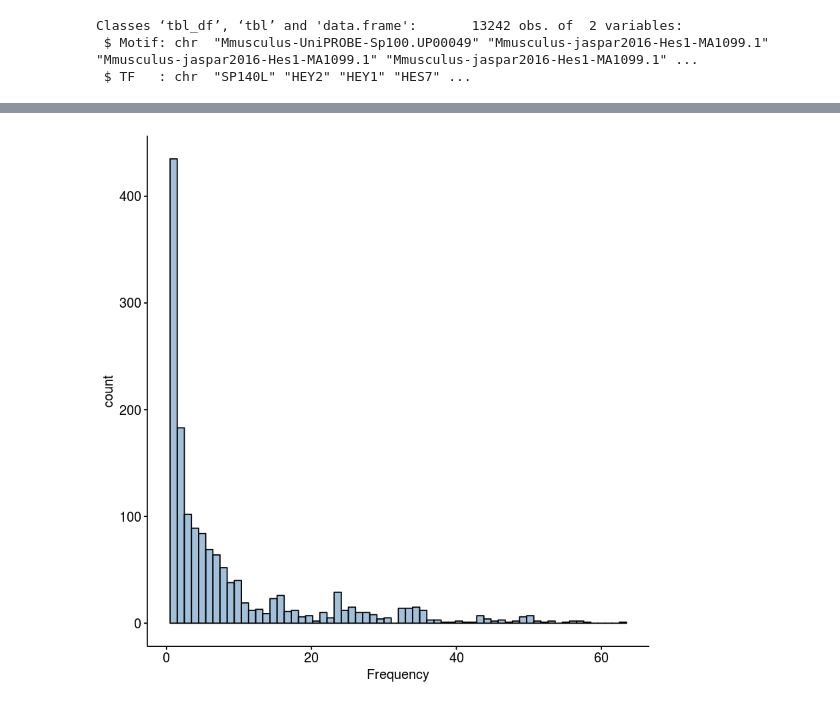
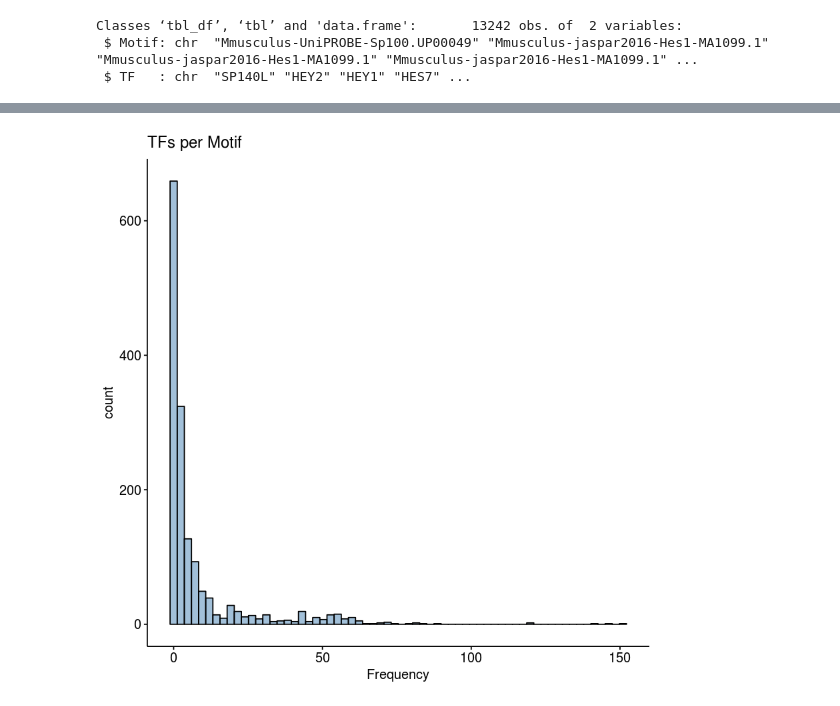
Before and after one commit to PriceLab/BDDS, a Jupyter notebook: footprints/manuscript/Motifs_Per_TF.ipynb, the cells around one changed output, grey strips where cells are left out. Drawn from its saved outputs; the diff is of its cells as text; code cells hidden in the pictures.

```diff
--- a/footprints/manuscript/Motifs_Per_TF.ipynb
+++ b/footprints/manuscript/Motifs_Per_TF.ipynb
@@ -17,11 +44,15 @@ Classes ‘tbl_df’, ‘tbl’ and 'data.frame':       13242 obs. of  2 variabl
 # %%
+# Turn it around: how many TFs per motif?
 # Make a plot of all TFs and their # of motifs
-tf.motifs %>% group_by(TF) %>%
+tf.motifs %>% group_by(Motif) %>%
     summarise(Frequency = n()) %>%
     arrange(desc(Frequency)) %>%
     gghistogram(x = "Frequency",
                 color = "black",
                 fill = "steelblue",
-                bins = 64)
+                bins = 64,
+                title = "TFs per Motif"
+                ) -> tfs.per.motif
+tfs.per.motif
 # %% [output]
-[figure, old version]
+[figure, new version]
```
Also changed, not shown: parts of 6 cells of this notebook, 11 other files.
